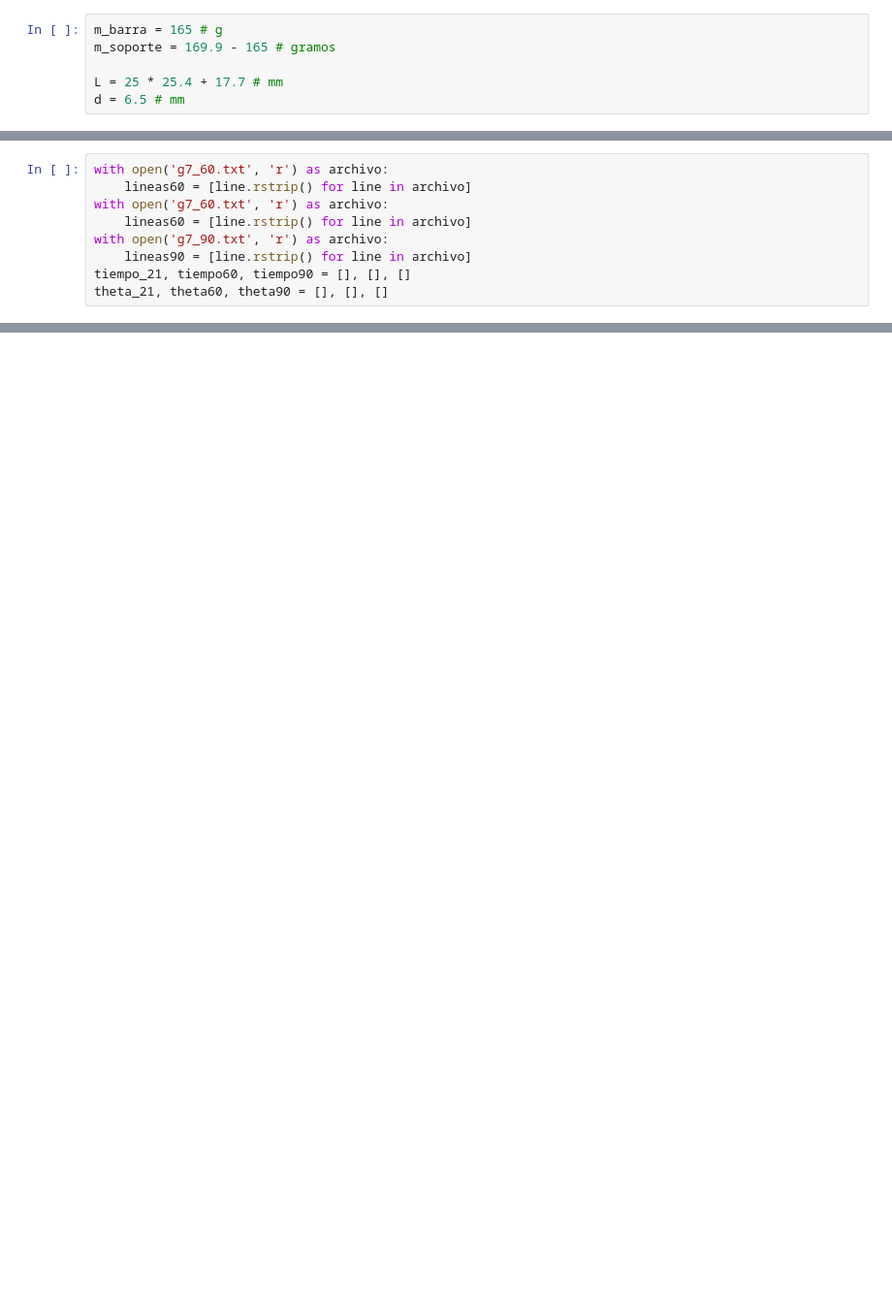
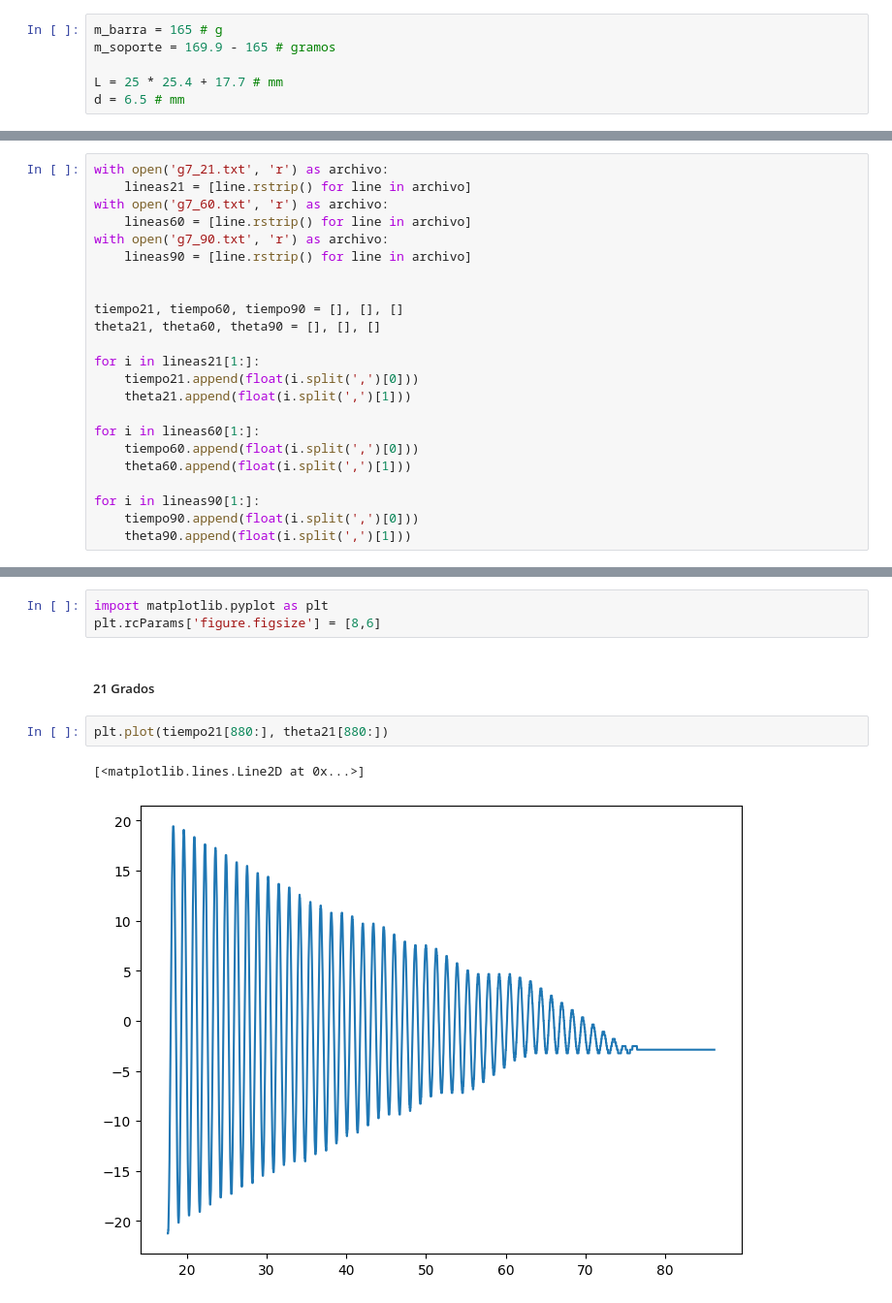
Before and after one commit to isebal14/Sistemas-de-control, a Jupyter notebook: Lab 1/cálculos.ipynb, the cells around one changed output, grey strips where cells are left out. Shown at 97% size. Cells and saved outputs as stored; diff of their text form; blank space fills up the shorter version.

```diff
--- a/Lab 1/cálculos.ipynb
+++ b/Lab 1/cálculos.ipynb
@@ -19,9 +23,23 @@ d = 6.5 # mm
 # %%
-with open('g7_60.txt', 'r') as archivo:
-    lineas60 = [line.rstrip() for line in archivo]
+with open('g7_21.txt', 'r') as archivo:
+    lineas21 = [line.rstrip() for line in archivo]
 with open('g7_60.txt', 'r') as archivo:
     lineas60 = [line.rstrip() for line in archivo]
 with open('g7_90.txt', 'r') as archivo:
     lineas90 = [line.rstrip() for line in archivo]
-tiempo_21, tiempo60, tiempo90 = [], [], []
-theta_21, theta60, theta90 = [], [], []
+
+
+tiempo21, tiempo60, tiempo90 = [], [], []
+theta21, theta60, theta90 = [], [], []
+
+for i in lineas21[1:]:
+    tiempo21.append(float(i.split(',')[0]))
+    theta21.append(float(i.split(',')[1]))
+
+for i in lineas60[1:]:
+    tiempo60.append(float(i.split(',')[0]))
+    theta60.append(float(i.split(',')[1]))
+
+for i in lineas90[1:]:
+    tiempo90.append(float(i.split(',')[0]))
+    theta90.append(float(i.split(',')[1]))
@@ -29,0 +50,10 @@ theta_21, theta60, theta90 = [], [], []
+# %%
+import matplotlib.pyplot as plt
+plt.rcParams['figure.figsize'] = [8,6]
+# %% [markdown]
+##### 21 Grados
+# %%
+plt.plot(tiempo21[880:], theta21[880:])
+# %% [output]
+[<matplotlib.lines.Line2D at 0x...>]
+[figure, added]
```
Also changed, not shown: parts of 9 cells of this notebook.
